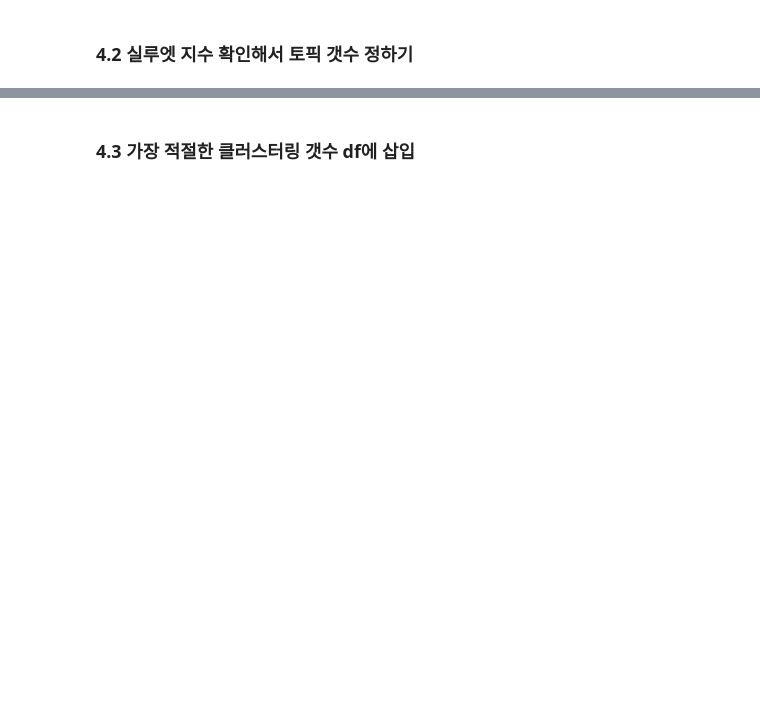
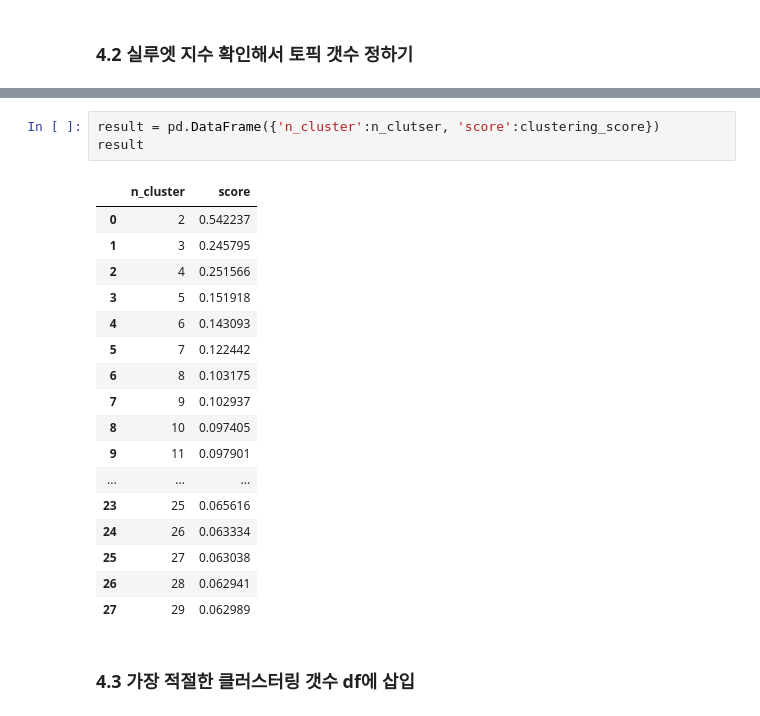
Before and after one commit to Sungileo/LGDX_2, a Jupyter notebook: posts/Day1_실습.ipynb, the cells around one changed output, grey strips where cells are left out. Drawn from its saved outputs; the diff is of its cells as text; blank space fills up the shorter version.

```diff
--- a/posts/Day1_실습.ipynb
+++ b/posts/Day1_실습.ipynb
@@ -205,2 +239,23 @@ from sklearn.cluster import AgglomerativeClustering
+# %%
+result = pd.DataFrame({'n_cluster':n_clutser, 'score':clustering_score})
+result
+# %% [output]
+|  | n_cluster | score |
+| 0 | 2 | 0.542237 |
+| 1 | 3 | 0.245795 |
+| 2 | 4 | 0.251566 |
+| 3 | 5 | 0.151918 |
+| 4 | 6 | 0.143093 |
+| 5 | 7 | 0.122442 |
+| 6 | 8 | 0.103175 |
+| 7 | 9 | 0.102937 |
+| 8 | 10 | 0.097405 |
+| 9 | 11 | 0.097901 |
+| ... | ... | ... |
+| 23 | 25 | 0.065616 |
+| 24 | 26 | 0.063334 |
+| 25 | 27 | 0.063038 |
+| 26 | 28 | 0.062941 |
+| 27 | 29 | 0.062989 |
 # %% [markdown]
 ### 4.3 가장 적절한 클러스터링 갯수 df에 삽입
```
Also changed, not shown: parts of 13 cells of this notebook, 6 other files.
